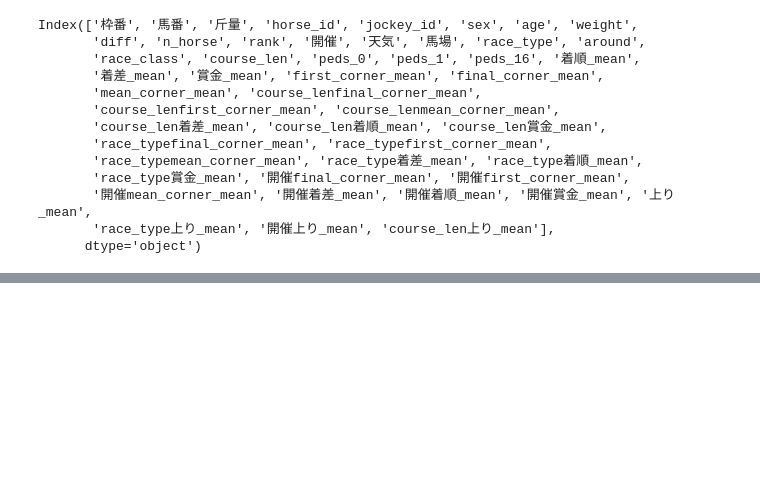
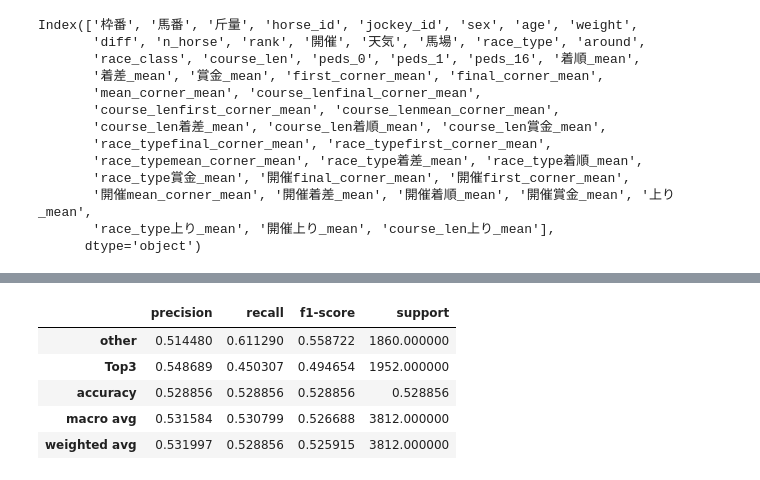
Before and after one commit to yuruto-free/machine-learning-keiba, a Jupyter notebook: workspace/keiba/preprocess_learning.ipynb, the cells around one changed output, grey strips where cells are left out. Saved outputs shown, nothing was run; the diff lists cells and outputs as text; code cells hidden in the pictures; blank space fills up the shorter version.

```diff
--- a/workspace/keiba/preprocess_learning.ipynb
+++ b/workspace/keiba/preprocess_learning.ipynb
@@ -202,0 +240,9 @@ T.B.D
+# %%
+lgb.test()
+# %% [output]
+|  | precision | recall | f1-score | support |
+| other | 0.514480 | 0.611290 | 0.558722 | 1860.000000 |
+| Top3 | 0.548689 | 0.450307 | 0.494654 | 1952.000000 |
+| accuracy | 0.528856 | 0.528856 | 0.528856 | 0.528856 |
+| macro avg | 0.531584 | 0.530799 | 0.526688 | 3812.000000 |
+| weighted avg | 0.531997 | 0.528856 | 0.525915 | 3812.000000 |
```
Also changed, not shown: parts of 15 cells of this notebook, 3 other files.
